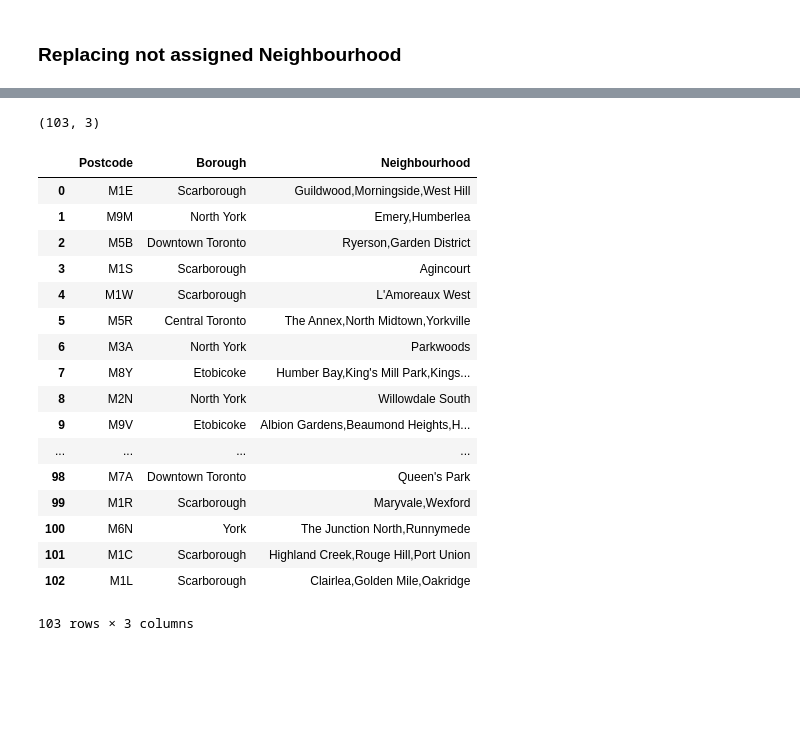
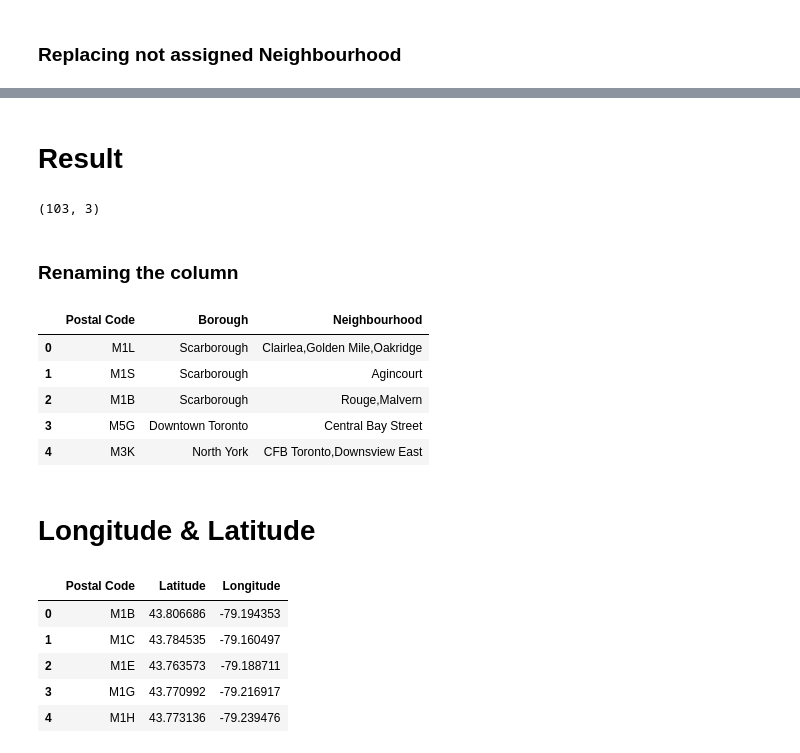
Before and after one commit to RamakanthDontula/Coursera_Capstone, a Jupyter notebook: Neighbourhood 1.ipynb, the cells around one changed output, grey strips where cells are left out. Saved outputs shown, nothing was run; the diff lists cells and outputs as text; code cells hidden in the pictures; blank space fills up the shorter version.

```diff
--- a/Neighbourhood 1.ipynb
+++ b/Neighbourhood 1.ipynb
@@ -45,26 +45,9 @@ df.loc[df['Postcode']=='M9A']
+# %% [markdown]
+# Result
 # %%
 #shape of the dataframe
 df.shape
 # %% [output]
 (103, 3)
-# %%
-df
-# %% [output]
-|  | Postcode | Borough | Neighbourhood |
-| 0 | M1E | Scarborough | Guildwood,Morningside,West Hill |
-| 1 | M9M | North York | Emery,Humberlea |
-| 2 | M5B | Downtown Toronto | Ryerson,Garden District |
-| 3 | M1S | Scarborough | Agincourt |
-| 4 | M1W | Scarborough | L'Amoreaux West |
-| 5 | M5R | Central Toronto | The Annex,North Midtown,Yorkville |
-| 6 | M3A | North York | Parkwoods |
-| 7 | M8Y | Etobicoke | Humber Bay,King's Mill Park,Kings... |
-| 8 | M2N | North York | Willowdale South |
-| 9 | M9V | Etobicoke | Albion Gardens,Beaumond Heights,H... |
-| ... | ... | ... | ... |
-| 98 | M7A | Downtown Toronto | Queen's Park |
-| 99 | M1R | Scarborough | Maryvale,Wexford |
-| 100 | M6N | York | The Junction North,Runnymede |
-| 101 | M1C | Scarborough | Highland Creek,Rouge Hill,Port Union |
-| 102 | M1L | Scarborough | Clairlea,Golden Mile,Oakridge |
-103 rows × 3 columns
+# %% [markdown]
+### Renaming the column
@@ -70,0 +56,11 @@ df
+# %%
+df2.head()
+# %% [output]
+|  | Postal Code | Borough | Neighbourhood |
+| 0 | M1L | Scarborough | Clairlea,Golden Mile,Oakridge |
+| 1 | M1S | Scarborough | Agincourt |
+| 2 | M1B | Scarborough | Rouge,Malvern |
+| 3 | M5G | Downtown Toronto | Central Bay Street |
+| 4 | M3K | North York | CFB Toronto,Downsview East |
+# %% [markdown]
+# Longitude & Latitude
@@ -70,0 +70,9 @@ df
+# %%
+df3.head()
+# %% [output]
+|  | Postal Code | Latitude | Longitude |
+| 0 | M1B | 43.806686 | -79.194353 |
+| 1 | M1C | 43.784535 | -79.160497 |
+| 2 | M1E | 43.763573 | -79.188711 |
+| 3 | M1G | 43.770992 | -79.216917 |
+| 4 | M1H | 43.773136 | -79.239476 |
```
Also changed, not shown: parts of 25 cells of this notebook.
